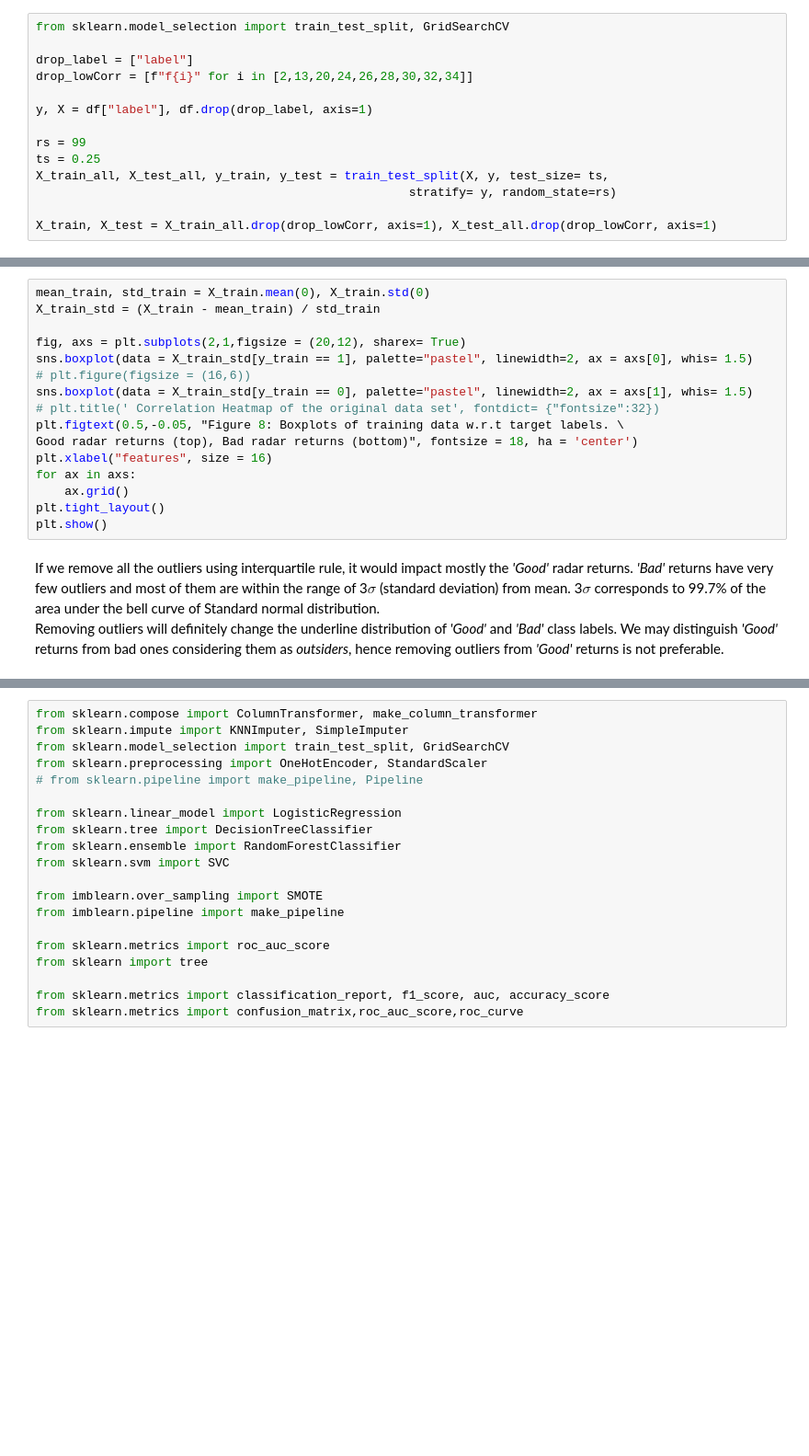
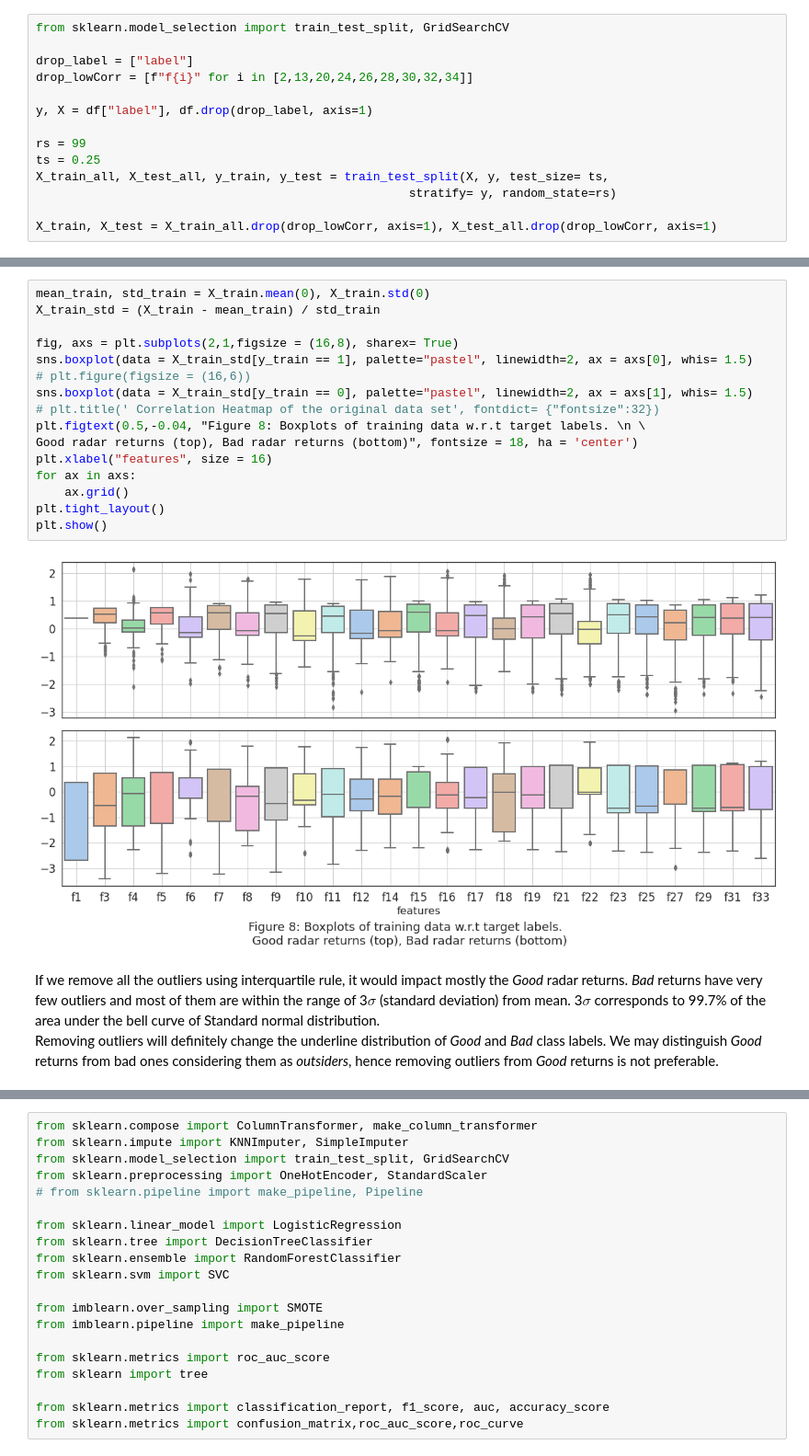
Before and after one commit to DeskDown/Ionosphere_Classfication, a Jupyter notebook: classification-of-ionosphere-returns.ipynb, the cells around one changed output, grey strips where cells are left out. Shown at 92% size. Saved outputs shown, nothing was run; the diff lists cells and outputs as text; blank space fills up the shorter version.

```diff
--- a/classification-of-ionosphere-returns.ipynb
+++ b/classification-of-ionosphere-returns.ipynb
@@ -282,22 +301,24 @@ The figure 8 shows the distribution of the 'Good' and 'Bad' return samples after
 # %%
 mean_train, std_train = X_train.mean(0), X_train.std(0)
 X_train_std = (X_train - mean_train) / std_train
 
-fig, axs = plt.subplots(2,1,figsize = (20,12), sharex= True)
+fig, axs = plt.subplots(2,1,figsize = (16,8), sharex= True)
 sns.boxplot(data = X_train_std[y_train == 1], palette="pastel", linewidth=2, ax = axs[0], whis= 1.5)
 # plt.figure(figsize = (16,6))
 sns.boxplot(data = X_train_std[y_train == 0], palette="pastel", linewidth=2, ax = axs[1], whis= 1.5)
 # plt.title(' Correlation Heatmap of the original data set', fontdict= {"fontsize":32})
-plt.figtext(0.5,-0.05, "Figure 8: Boxplots of training data w.r.t target labels. \
+plt.figtext(0.5,-0.04, "Figure 8: Boxplots of training data w.r.t target labels. \n \
 Good radar returns (top), Bad radar returns (bottom)", fontsize = 18, ha = 'center')
 plt.xlabel("features", size = 16)
 for ax in axs:
     ax.grid()
 plt.tight_layout()
 plt.show()
+# %% [output]
+[figure, added]
 # %% [markdown]
-If we remove all the outliers using interquartile rule, it would impact mostly the _'Good'_ radar returns. _'Bad'_ returns have very few outliers and most of them are within the range of 3$\sigma$ (standard deviation) from mean. 3$\sigma$ corresponds to 99.7% of the area under the bell curve of Standard normal distribution.
-Removing outliers will definitely change the underline distribution of _'Good'_ and _'Bad'_ class labels. We may distinguish _'Good'_ returns from bad ones considering them as _outsiders_, hence removing outliers from _'Good'_ returns is not preferable.
+If we remove all the outliers using interquartile rule, it would impact mostly the *Good* radar returns. *Bad* returns have very few outliers and most of them are within the range of 3$\sigma$ (standard deviation) from mean. 3$\sigma$ corresponds to 99.7% of the area under the bell curve of Standard normal distribution.
+Removing outliers will definitely change the underline distribution of *Good* and *Bad* class labels. We may distinguish *Good* returns from bad ones considering them as _outsiders_, hence removing outliers from *Good* returns is not preferable.
 # %% [markdown]
 ## 4.5 Class Balancing
 
```
Also changed, not shown: parts of 36 cells of this notebook, 1 other file.
